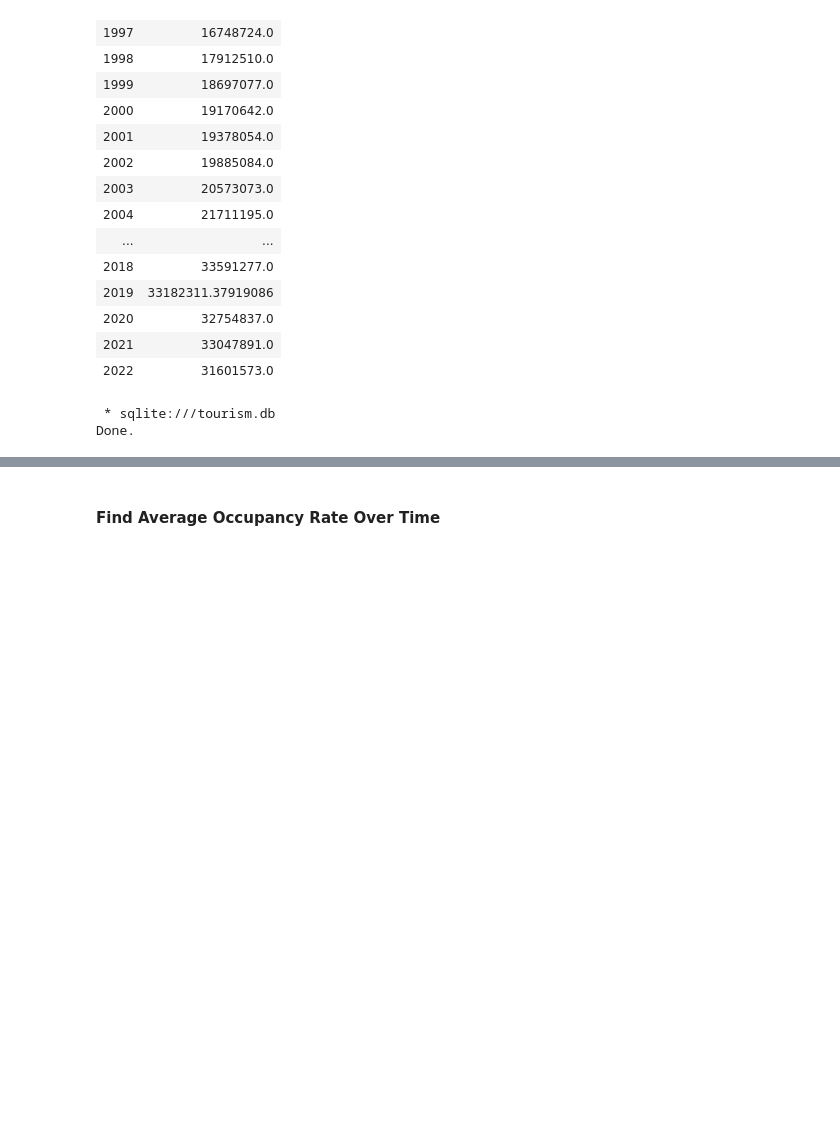
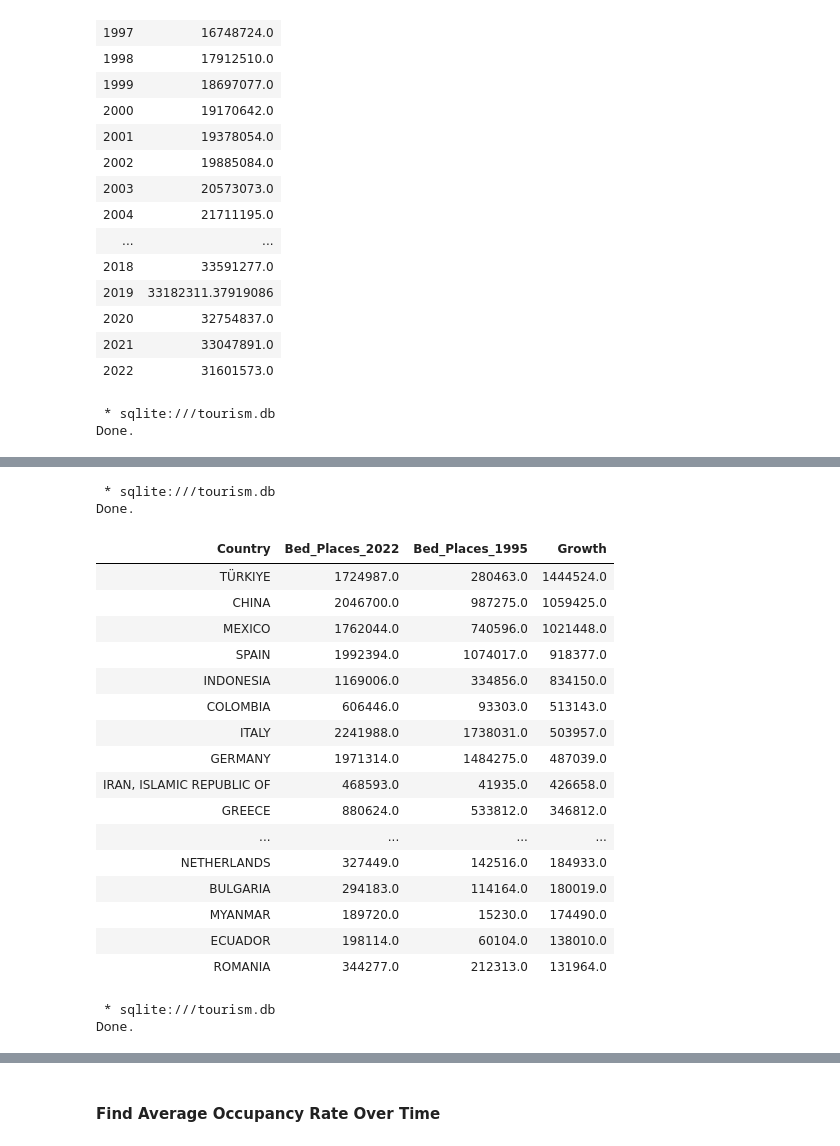
Before and after one commit to Fsepehrpour/Tourism-Analytics, a Jupyter notebook: 04-Tourism-Demand-Trend-Analysis/sql-analysis.ipynb, the cells around one changed output, grey strips where cells are left out. Drawn from its saved outputs; the diff is of its cells as text; code cells hidden in the pictures; blank space fills up the shorter version.

```diff
--- a/04-Tourism-Demand-Trend-Analysis/sql-analysis.ipynb
+++ b/04-Tourism-Demand-Trend-Analysis/sql-analysis.ipynb
@@ -109,0 +171,58 @@ fig.show()
+# %%
+%%sql
+
+SELECT
+    Country,
+    SUM(CASE WHEN Year = 2022 THEN Value ELSE 0 END) AS Bed_Places_2022,
+    SUM(CASE WHEN Year = 1995 THEN Value ELSE 0 END) AS Bed_Places_1995,
+    SUM(CASE WHEN Year = 2022 THEN Value ELSE 0 END) -
+    SUM(CASE WHEN Year = 1995 THEN Value ELSE 0 END) AS Growth
+FROM tourism_data
+WHERE Indicator = 'Number of bed-places'
+    AND Year IN (1995, 2022)
+GROUP BY Country
+HAVING Bed_Places_1995 > 0
+ORDER BY Growth DESC
+LIMIT 20;
+# %% [output]
+ * sqlite:///tourism.db
+Done.
+| Country | Bed_Places_2022 | Bed_Places_1995 | Growth |
+| TÜRKIYE | 1724987.0 | 280463.0 | 1444524.0 |
+| CHINA | 2046700.0 | 987275.0 | 1059425.0 |
+| MEXICO | 1762044.0 | 740596.0 | 1021448.0 |
+| SPAIN | 1992394.0 | 1074017.0 | 918377.0 |
+| INDONESIA | 1169006.0 | 334856.0 | 834150.0 |
+| COLOMBIA | 606446.0 | 93303.0 | 513143.0 |
+| ITALY | 2241988.0 | 1738031.0 | 503957.0 |
+| GERMANY | 1971314.0 | 1484275.0 | 487039.0 |
+| IRAN, ISLAMIC REPUBLIC OF | 468593.0 | 41935.0 | 426658.0 |
+| GREECE | 880624.0 | 533812.0 | 346812.0 |
+| ... | ... | ... | ... |
+| NETHERLANDS | 327449.0 | 142516.0 | 184933.0 |
+| BULGARIA | 294183.0 | 114164.0 | 180019.0 |
+| MYANMAR | 189720.0 | 15230.0 | 174490.0 |
+| ECUADOR | 198114.0 | 60104.0 | 138010.0 |
+| ROMANIA | 344277.0 | 212313.0 | 131964.0 |
+# %%
+# Visualization:
+# Assign the result of the SQL query to a variable
+growth_result = %sql \
+SELECT Country, \
+       SUM(CASE WHEN Year = 2022 THEN Value ELSE 0 END) AS Bed_Places_2022, \
+       SUM(CASE WHEN Year = 1995 THEN Value ELSE 0 END) AS Bed_Places_1995, \
+       SUM(CASE WHEN Year = 2022 THEN Value ELSE 0 END) - \
+       SUM(CASE WHEN Year = 1995 THEN Value ELSE 0 END) AS Growth \
+FROM tourism_data \
+WHERE Indicator = 'Number of bed-places' \
+  AND Year IN (1995, 2022) \
+GROUP BY Country \
+HAVING Bed_Places_1995 > 0 \
+ORDER BY Growth DESC \
+LIMIT 20;
+
+# Convert to DataFrame
+df_growth = growth_result.DataFrame()
+# %% [output]
+ * sqlite:///tourism.db
+Done.
```
Also changed, not shown: parts of 7 cells of this notebook, 3 other files.
